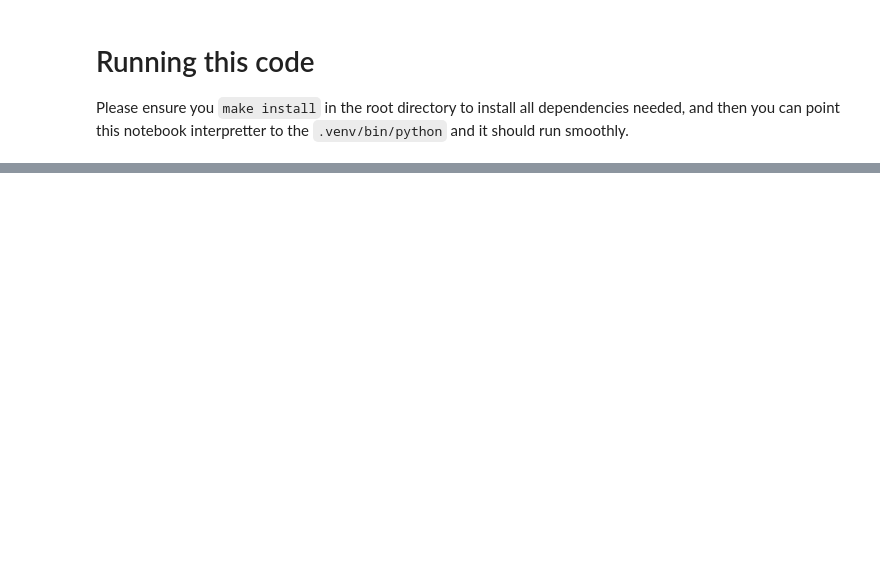
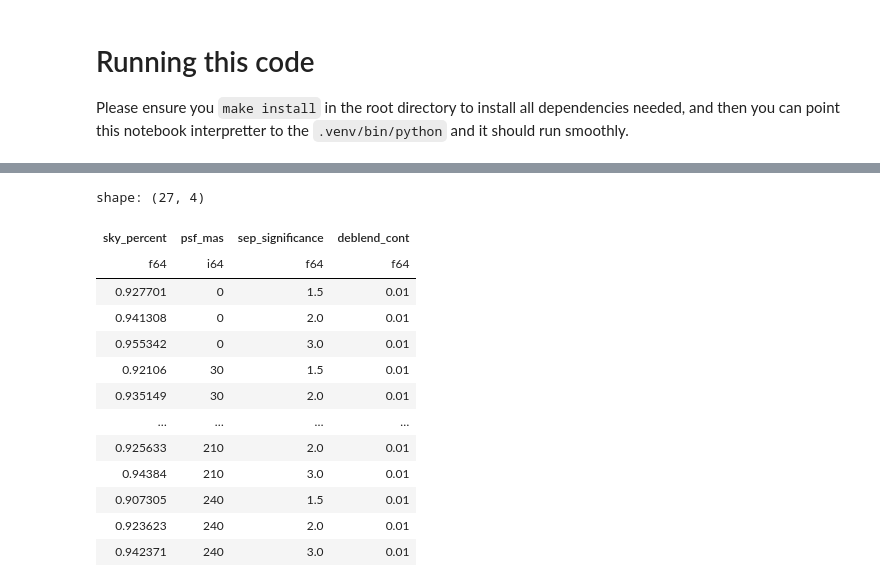
Before and after one commit to Samreay/jades-sky-fraction, a Jupyter notebook: src/jades_sky_fraction/analysis.ipynb, the cells around one changed output, grey strips where cells are left out. Drawn from its saved outputs; the diff is of its cells as text; code cells hidden in the pictures; blank space fills up the shorter version.

```diff
--- a/src/jades_sky_fraction/analysis.ipynb
+++ b/src/jades_sky_fraction/analysis.ipynb
@@ -141 +142,18 @@ plt.colorbar(handle, label="Sky fraction");
+# %%
+df
+# %% [output]
+shape: (27, 4)
+| sky_percent | psf_mas | sep_significance | deblend_cont |
+| f64 | i64 | f64 | f64 |
+| 0.927701 | 0 | 1.5 | 0.01 |
+| 0.941308 | 0 | 2.0 | 0.01 |
+| 0.955342 | 0 | 3.0 | 0.01 |
+| 0.92106 | 30 | 1.5 | 0.01 |
+| 0.935149 | 30 | 2.0 | 0.01 |
+| … | … | … | … |
+| 0.925633 | 210 | 2.0 | 0.01 |
+| 0.94384 | 210 | 3.0 | 0.01 |
+| 0.907305 | 240 | 1.5 | 0.01 |
+| 0.923623 | 240 | 2.0 | 0.01 |
+| 0.942371 | 240 | 3.0 | 0.01 |
 # %%
```
Also changed, not shown: parts of 9 cells of this notebook, 1 other file.
